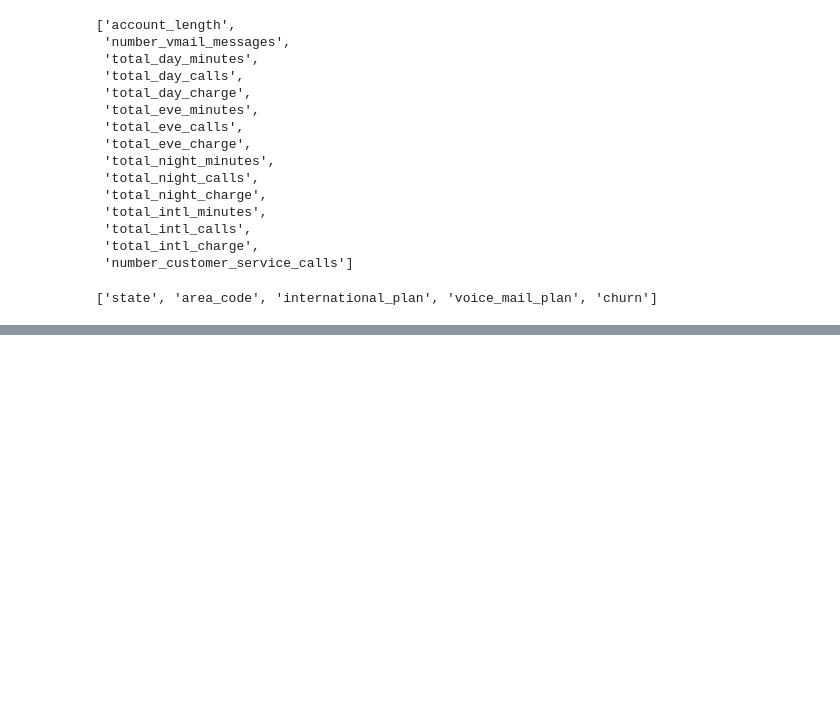
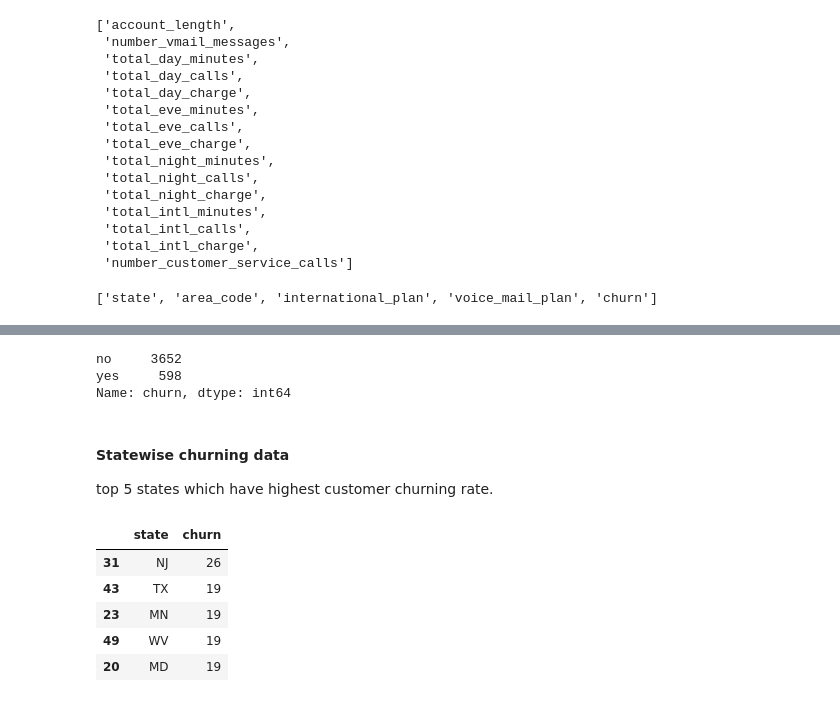
Before and after one commit to soil15/Customer_churn, a Jupyter notebook: notebooks/eda.ipynb, the cells around one changed output, grey strips where cells are left out. Saved outputs shown, nothing was run; the diff lists cells and outputs as text; code cells hidden in the pictures; blank space fills up the shorter version.

```diff
--- a/notebooks/eda.ipynb
+++ b/notebooks/eda.ipynb
@@ -64,0 +146,10 @@ cat_cols
+# %%
+df['churn'].value_counts()
+# %% [output]
+no     3652
+yes     598
+Name: churn, dtype: int64
+# %% [markdown]
+<h4>Statewise churning data</h4>
+
+top 5 states which have highest customer churning rate.
@@ -64,0 +159,11 @@ cat_cols
+# %%
+state_df = df[['churn', 'state']]
+
+state_df[state_df['churn'] == 'yes'].groupby('state').count().reset_index().sort_values(by='churn', ascending=False).head()
+# %% [output]
+|  | state | churn |
+| 31 | NJ | 26 |
+| 43 | TX | 19 |
+| 23 | MN | 19 |
+| 49 | WV | 19 |
+| 20 | MD | 19 |
```
Also changed, not shown: parts of 18 cells of this notebook, 2 other files.
